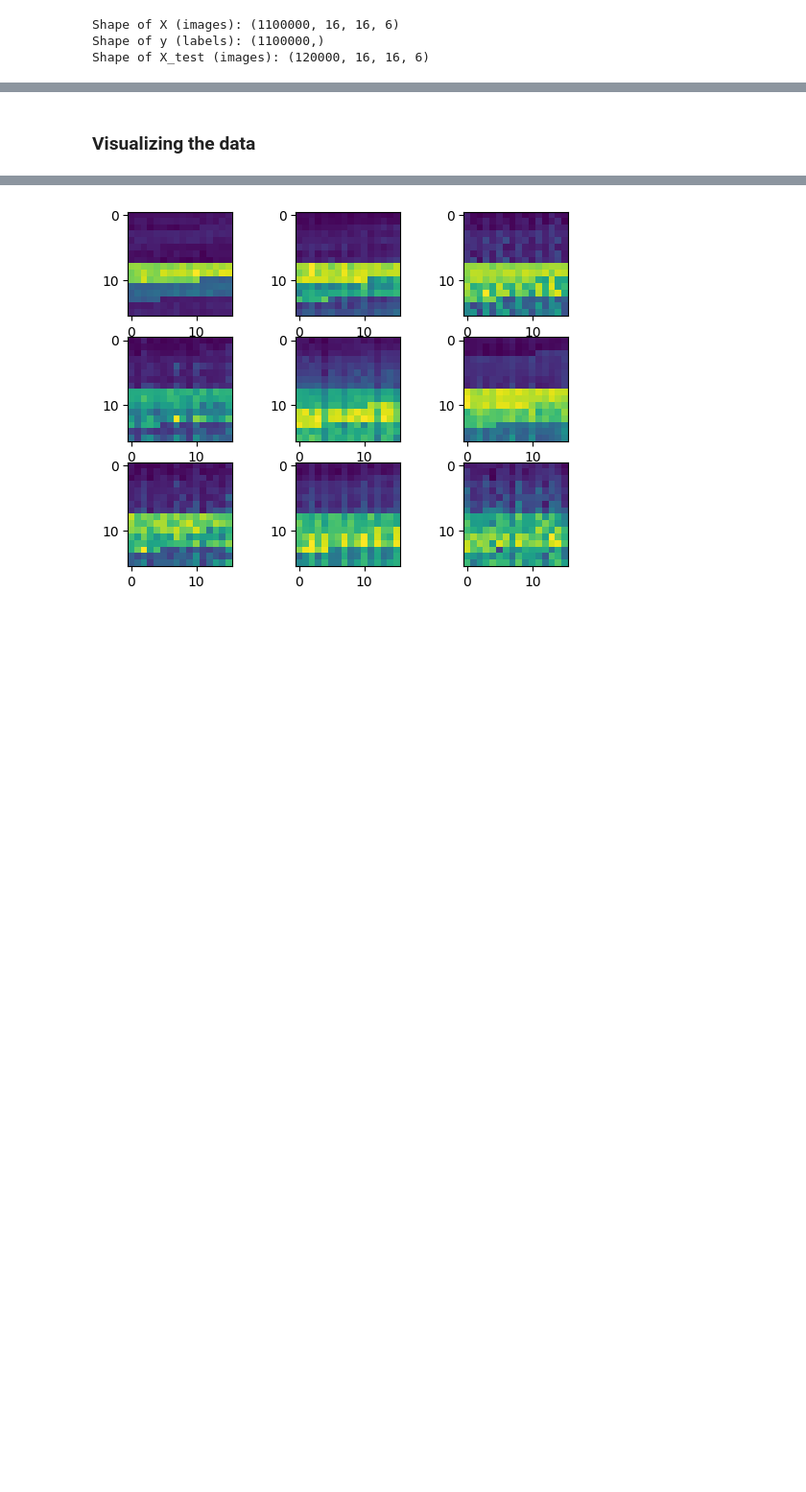
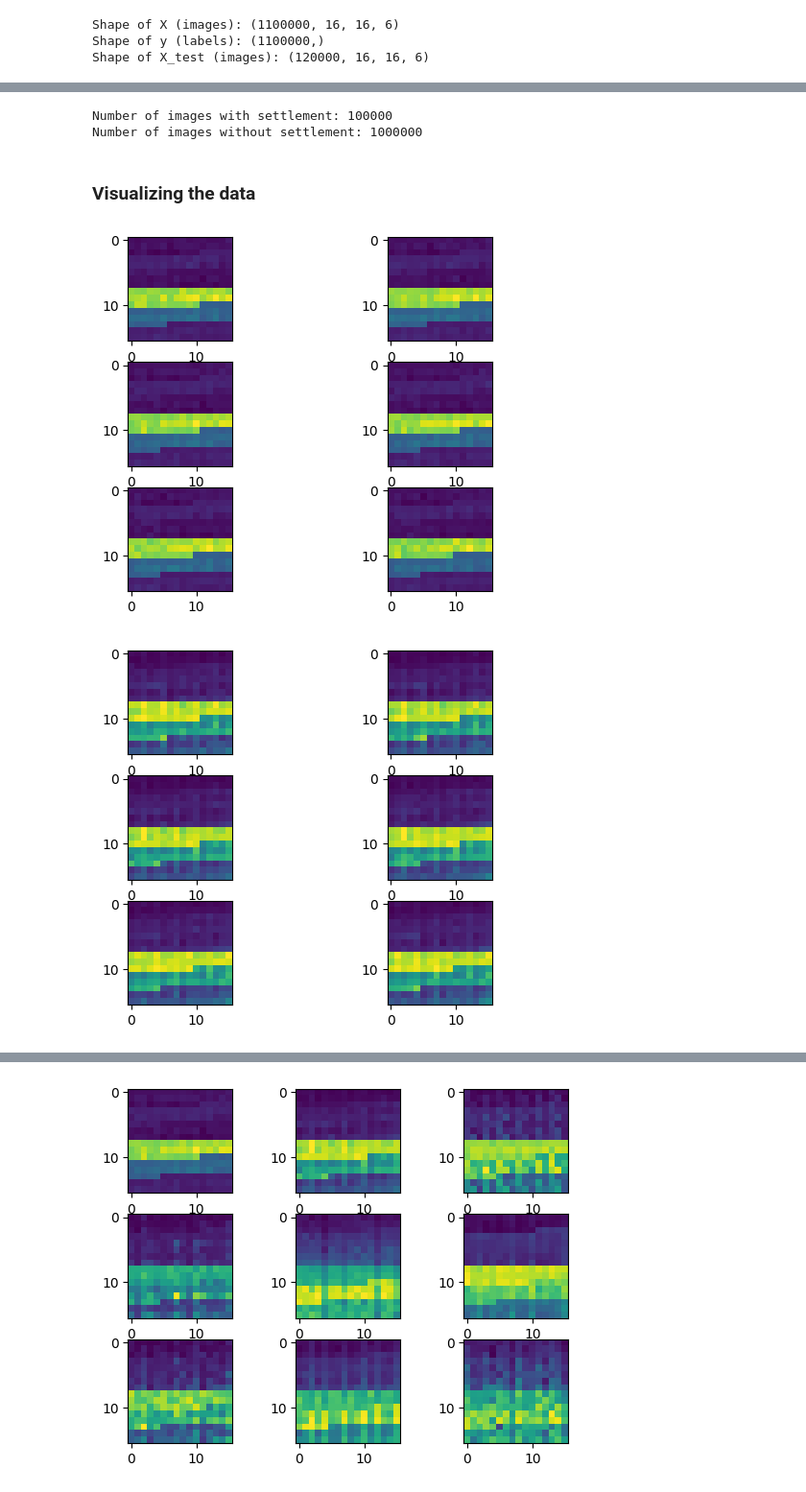
Before and after one commit to deathrider69/human-settlement-detection, a Jupyter notebook: gcim_challenge_baseline_models.ipynb, the cells around one changed output, grey strips where cells are left out. Shown: that part at 96% size. Cells and saved outputs as stored; diff of their text form; code cells hidden in the pictures; blank space fills up the shorter version.

Commit message:
check labels

```diff
--- a/gcim_challenge_baseline_models.ipynb
+++ b/gcim_challenge_baseline_models.ipynb
@@ -57,3 +57,10 @@ print("Shape of X_test (images):", X_test.shape)
 Shape of X (images): (1100000, 16, 16, 6)
 Shape of y (labels): (1100000,)
 Shape of X_test (images): (120000, 16, 16, 6)
+# %%
+i=0
+while True:
+    print(f"Label of {i} image: {y[i]}")
+    if y[i] == 1:
+        break
+    i=i+1
@@ -60,2 +85,19 @@ Shape of X_test (images): (120000, 16, 16, 6)
+# %%
+count_of_1 = np.sum(y == 1)
+print(f"Number of images with settlement: {count_of_1}")
+count_of_0 = np.sum(y == 0)
+print(f"Number of images without settlement: {count_of_0}")
+# %% [output]
+Number of images with settlement: 100000
+Number of images without settlement: 1000000
 # %% [markdown]
 ### Visualizing the data
+# %%
+for j in range(5):
+    for i in range(6):
+        plt.subplot(3, 2, i+1)
+        plt.imshow(X_test[j][:, :,i], interpolation='nearest')
+    plt.show()
+# %% [output]
+[figure, added]
+[figure, added]
```
Also changed, not shown: parts of 2 cells of this notebook.
